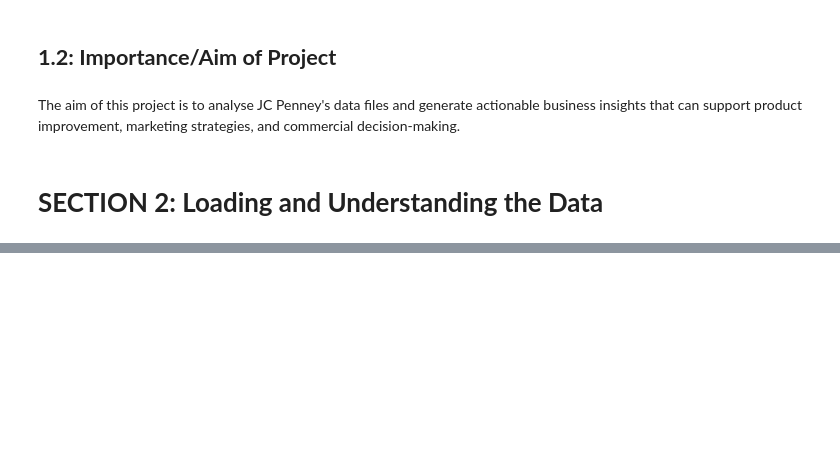
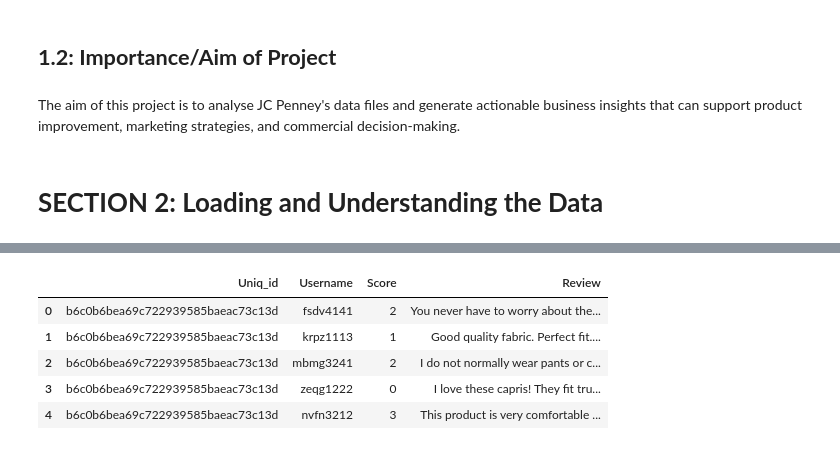
Before and after one commit to Fieldmarshall31/3531342_BD2, a Jupyter notebook: 3531342_BD2.ipynb, the cells around one changed output, grey strips where cells are left out. Cells and saved outputs as stored; diff of their text form; code cells hidden in the pictures; blank space fills up the shorter version.

```diff
--- a/3531342_BD2.ipynb
+++ b/3531342_BD2.ipynb
@@ -12,0 +132,9 @@ The aim of this project is to analyse JC Penney's data files and generate action
+# %%
+reviews.head()
+# %% [output]
+|  | Uniq_id | Username | Score | Review |
+| 0 | b6c0b6bea69c722939585baeac73c13d | fsdv4141 | 2 | You never have to worry about the... |
+| 1 | b6c0b6bea69c722939585baeac73c13d | krpz1113 | 1 | Good quality fabric. Perfect fit.... |
+| 2 | b6c0b6bea69c722939585baeac73c13d | mbmg3241 | 2 | I do not normally wear pants or c... |
+| 3 | b6c0b6bea69c722939585baeac73c13d | zeqg1222 | 0 | I love these capris! They fit tru... |
+| 4 | b6c0b6bea69c722939585baeac73c13d | nvfn3212 | 3 | This product is very comfortable ... |
```
Also changed, not shown: parts of 37 cells of this notebook.
